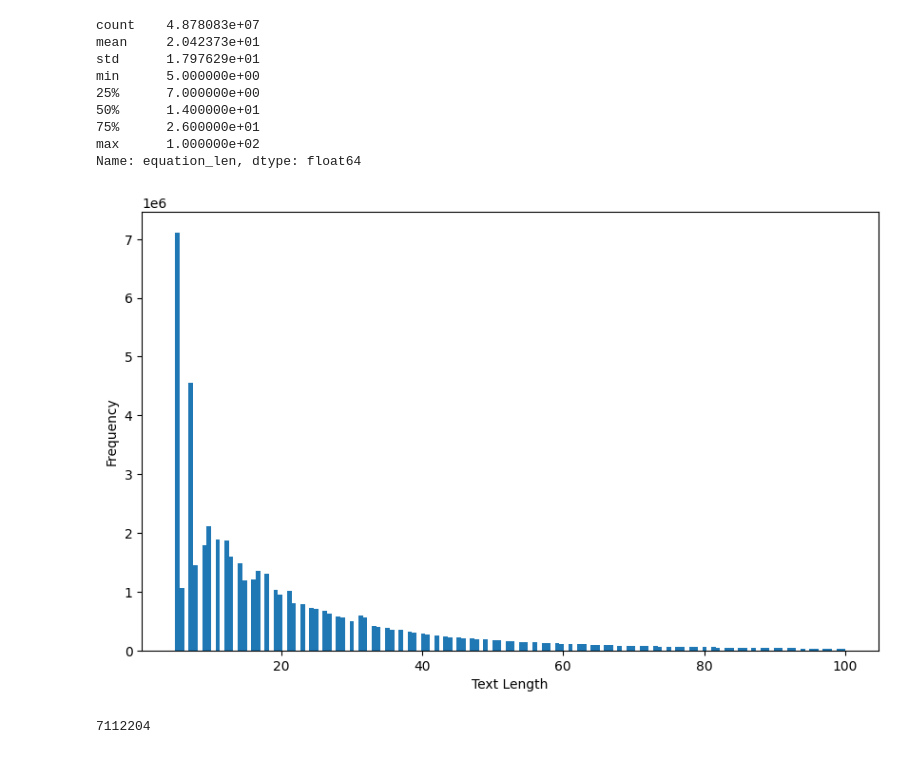
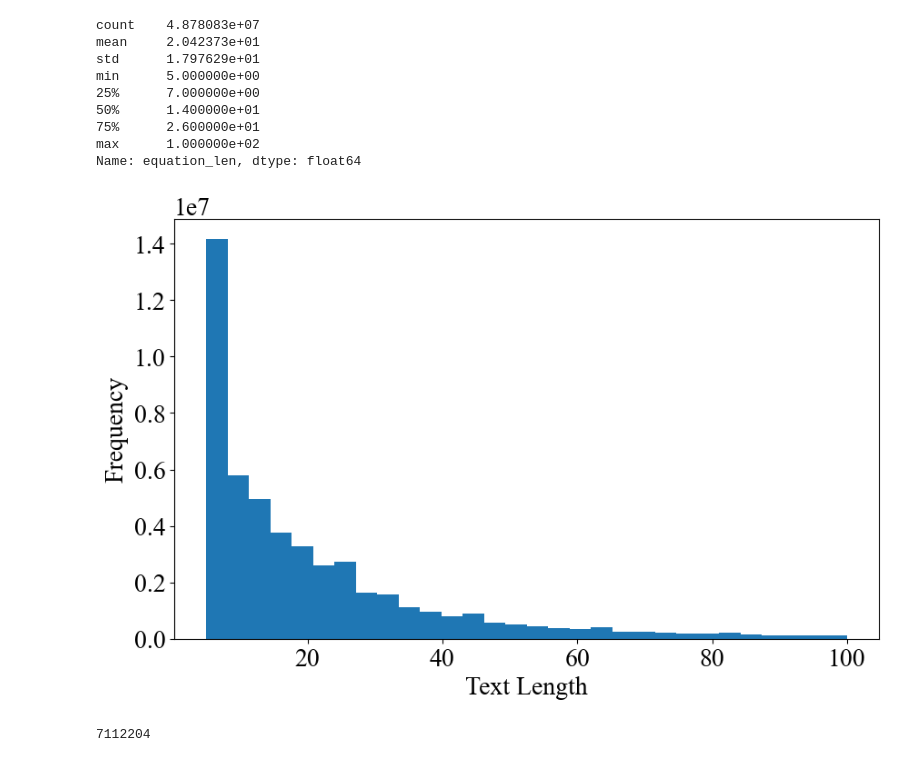
Before and after one commit to KyuDan1/MathBridge, a Jupyter notebook: data/dataset.ipynb, the cells around one changed output. Drawn from its saved outputs; the diff is of its cells as text; code cells hidden in the pictures.

Commit message:
data manipulate files

```diff
--- a/data/dataset.ipynb
+++ b/data/dataset.ipynb
@@ -123,14 +123,25 @@ min      5.000000e+00
 75%      2.600000e+01
 max      1.000000e+02
 Name: equation_len, dtype: float64
-# %%
-plt.figure(figsize=(10, 6))
-plt.hist(df_combined['equation_len'], bins = 150, )
-plt.xlabel('Text Length')
-plt.ylabel('Frequency')
-plt.show()
-# %% [output]
-[figure, removed]
+# %%
+csfont = {'fontname':'Times New Roman'}
+
+plt.rcParams['font.family'] = 'Times New Roman' # 예: 'serif', 'sans-serif', 'monospace' 등
+plt.rcParams['font.serif'] = 'Times New Roman' # 특정 글꼴로 지정
+plt.rcParams['font.size'] = 20  # 글꼴 크기를 12pt로 설정4
+fontsize = plt.rcParams['font.size']
+
+
+plt.figure(figsize=(10, 6))
+plt.hist(df_combined['equation_len'], bins = 30, )
+plt.xlabel('Text Length',fontsize=fontsize,**csfont)
+plt.ylabel('Frequency',fontsize=fontsize,**csfont)
+
+plt.savefig('AAAI_data.pdf', format='pdf', dpi=300)  # DPI 설정으로 해상도 조정
+plt.show()
+plt.close()
+# %% [output]
+[figure, added]
 # %%
 count = (df_combined['equation_len'] == 5).sum()
 count
```
Also changed, not shown: 11 other files.
